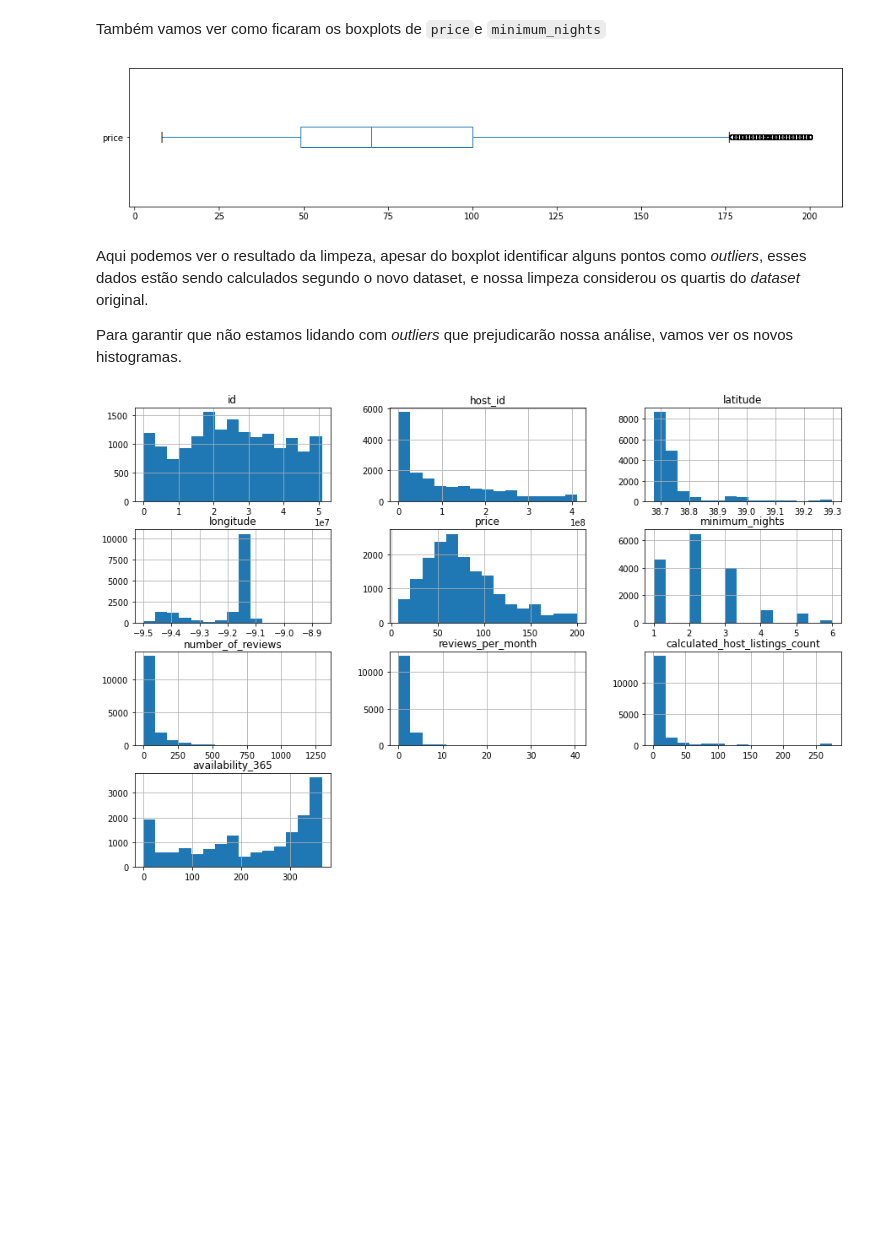
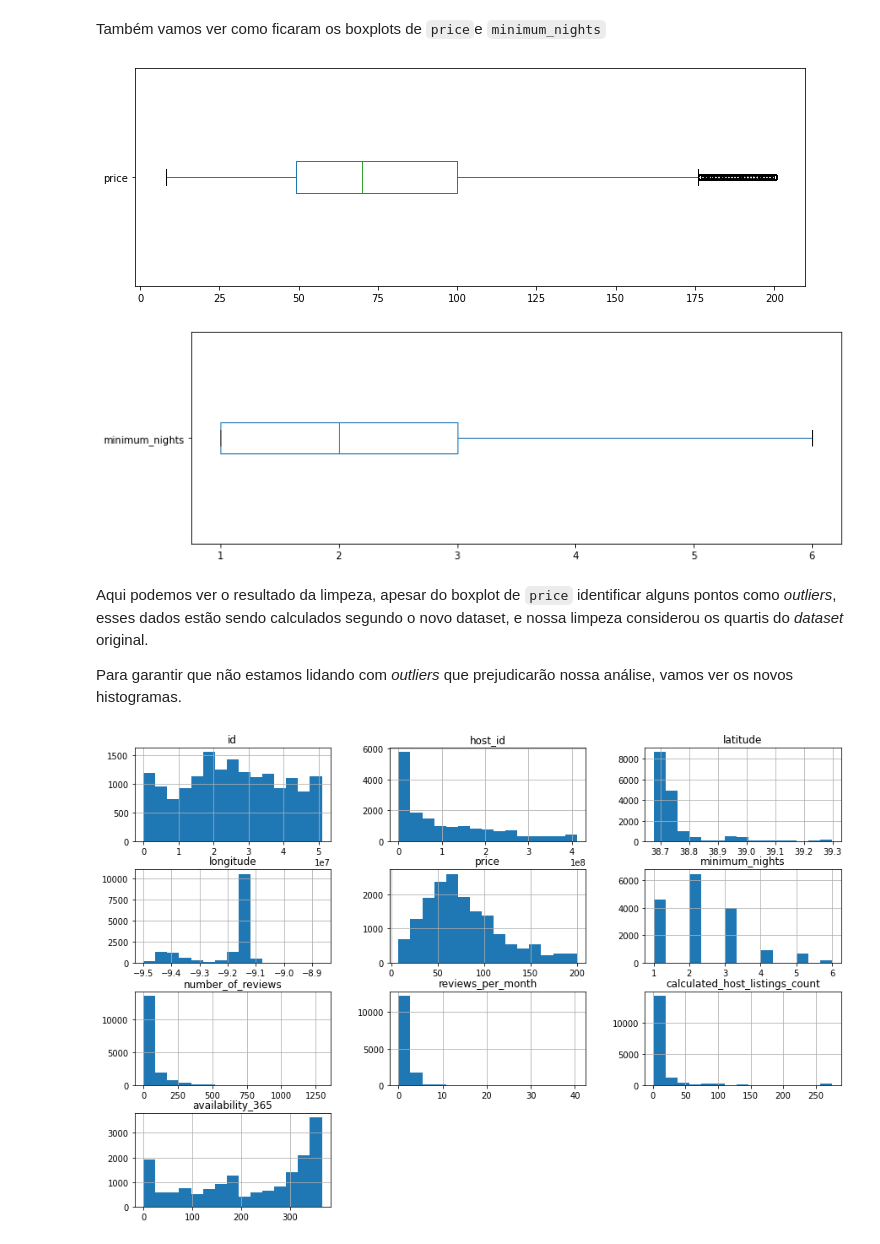
Before and after one commit to virb30/airbnb-lisboa, a Jupyter notebook: Projeto_Analisando_os_Dados_do_Airbnb_Grande_Lisboa.ipynb, the cells around one changed output. Cells and saved outputs as stored; diff of their text form; code cells hidden in the pictures; blank space fills up the shorter version.

```diff
--- a/Projeto_Analisando_os_Dados_do_Airbnb_Grande_Lisboa.ipynb
+++ b/Projeto_Analisando_os_Dados_do_Airbnb_Grande_Lisboa.ipynb
@@ -347,14 +347,16 @@ df_clean.drop(df_clean[df_clean.minimum_nights > 6].index, axis=0, inplace=True)
 # %% [markdown]
 Também vamos ver como ficaram os boxplots de `price`e `minimum_nights`
 # %%
-df_clean.price.plot(kind="box", vert=False, figsize=(15,3))
+df_clean.price.plot(kind="box", vert=False, figsize=(12,4))
 plt.show()
 
-print()
+df_clean.minimum_nights.plot(kind="box", vert=False, figsize=(12,4))
+plt.show()
 # %% [output]
-[figure, old version]
+[figure, new version]
+[figure, added]
 # %% [markdown]
-Aqui podemos ver o resultado da limpeza, apesar do boxplot identificar alguns pontos como *outliers*, esses dados estão sendo calculados segundo o novo dataset, e nossa limpeza considerou os quartis do *dataset* original.
+Aqui podemos ver o resultado da limpeza, apesar do boxplot de `price` identificar alguns pontos como *outliers*, esses dados estão sendo calculados segundo o novo dataset, e nossa limpeza considerou os quartis do *dataset* original.
 
 Para garantir que não estamos lidando com *outliers* que prejudicarão nossa análise, vamos ver os novos histogramas.
 # %%
```
Also changed, not shown: parts of 11 cells of this notebook.
